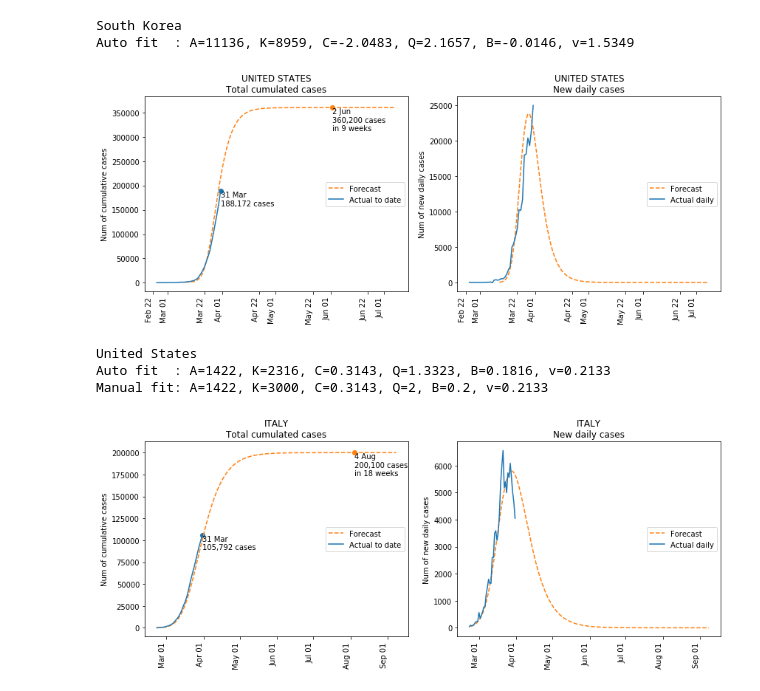
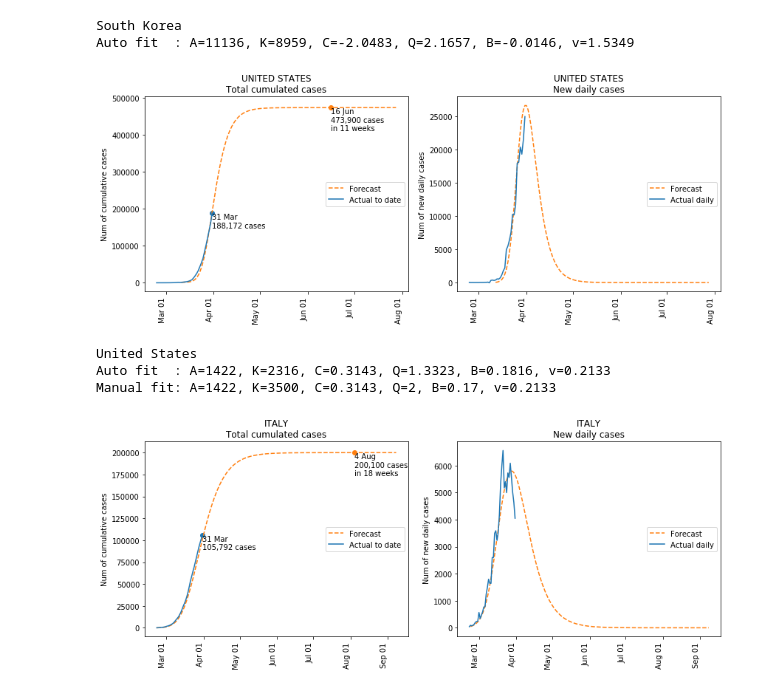
Before and after one commit to khairulomar/Covid-19, a Jupyter notebook: Covid19.ipynb, the cells around one changed output. Cells and saved outputs as stored; diff of their text form; code cells hidden in the pictures.

```diff
--- a/Covid19.ipynb
+++ b/Covid19.ipynb
@@ -38,7 +38,7 @@ warnings.filterwarnings("ignore")
 #     df.to_csv(f'csv/{month}-{day}-{year}.csv')
 # %%
 # One-day download from John Hopkins Hospital database
-day = 30
+day = 31
 month = 3
 date  = pd.to_datetime(f"20200{month}{0 if day<10 else ''}{day}", format='%Y%m%d')
 day0, month0, year0 = str(date)[8:10], str(date)[5:7], str(date)[:4]
@@ -433,7 +433,7 @@ for s in range(2): # one for log scale, one for regular scale
     if s==1: plt.yscale('log')
     ax[s].set_title(titles[s])
     ax[s].set_xlim(xmax-30, xmax)
-    ax[s].set_ylim(1.5e2, 2e5)
+    ax[s].set_ylim(1.5e2, 2.5e5)
     ax[s].set_ylabel(ylabels[s])
     ax[s].set_xlabel('Days since 50th case (500th for China)')
 plt.tight_layout()
@@ -684,15 +684,16 @@ predict_plot('South Korea', days=70, showzero=False, fit_start='20200301', fit_e
 South Korea
 Auto fit  : A=11136, K=8959, C=-2.0483, Q=2.1657, B=-0.0146, v=1.5349
 # %%
-#predict_plot('United States', days=100, fit_start='20200316', fit_end='20200321', showpeak=False, B=-1.5)
+#predict_plot('United States', days=100, fit_start='20200316', fit_end='20200321', B=-1.5)
 #predict_plot('United States', fit_start='20200311', fit_end='20200325', days=100, B=0.3, Q=4)
 #predict_plot('United States', days=200, fit_start='20200311', fit_end='20200325', B=0.15, K=4000)
-predict_plot('United States', fit_start='20200311', fit_end='20200325', days=120, B=0.2, K=3000, Q=2)
+#predict_plot('United States', fit_start='20200311', fit_end='20200325', days=120, B=0.2, K=3000, Q=2)
+predict_plot('United States', fit_start='20200311', fit_end='20200325', days=140, B=0.17, K=3500, Q=2)
 # %% [output]
-[figure, old version]
+[figure, new version]
 United States
 Auto fit  : A=1422, K=2316, C=0.3143, Q=1.3323, B=0.1816, v=0.2133
-Manual fit: A=1422, K=3000, C=0.3143, Q=2, B=0.2, v=0.2133
+Manual fit: A=1422, K=3500, C=0.3143, Q=2, B=0.17, v=0.2133
 # %%
 predict_plot('Italy', days=200, showpeak=False, fit_end='20200319')
 # %% [output]
```
Also changed, not shown: parts of 10 cells of this notebook, 3 other files.
